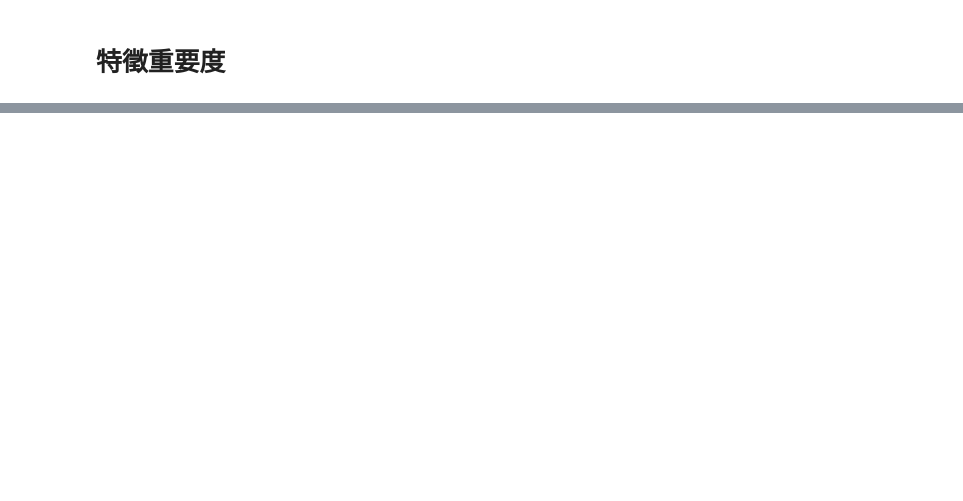
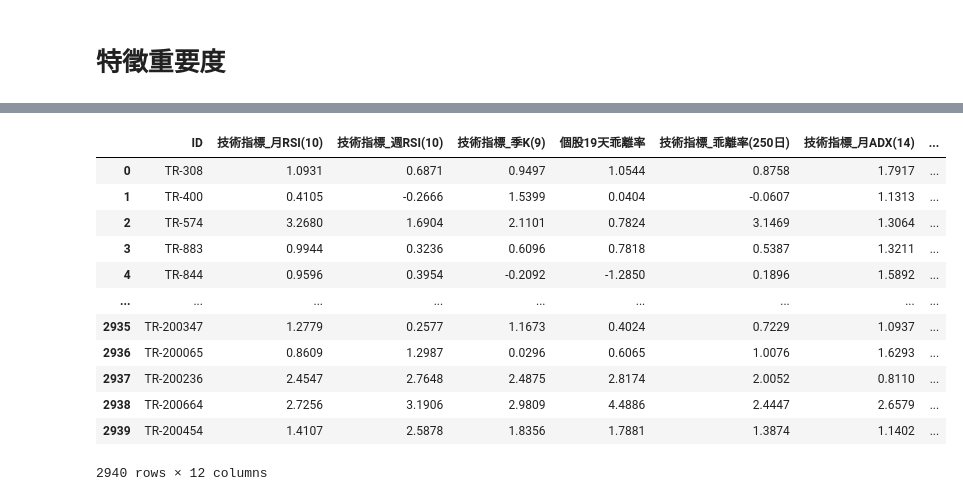
Before and after one commit to skywalker0803r/Theduelofstockgods, a Jupyter notebook: main.ipynb, the cells around one changed output, grey strips where cells are left out. Saved outputs shown, nothing was run; the diff lists cells and outputs as text; code cells hidden in the pictures; blank space fills up the shorter version.

```diff
--- a/main.ipynb
+++ b/main.ipynb
@@ -218,0 +219,16 @@ balanced_data[new_x_col].to_csv('balanced_data_with_top10_features.csv')
+# %%
+balanced_data[['ID'] + new_x_col + ['飆股']]
+# %% [output]
+|  | ID | 技術指標_月RSI(10) | 技術指標_週RSI(10) | 技術指標_季K(9) | 個股19天乖離率 | 技術指標_乖離率(250日) | 技術指標_月ADX(14) | ... |
+| 0 | TR-308 | 1.0931 | 0.6871 | 0.9497 | 1.0544 | 0.8758 | 1.7917 | ... |
+| 1 | TR-400 | 0.4105 | -0.2666 | 1.5399 | 0.0404 | -0.0607 | 1.1313 | ... |
+| 2 | TR-574 | 3.2680 | 1.6904 | 2.1101 | 0.7824 | 3.1469 | 1.3064 | ... |
+| 3 | TR-883 | 0.9944 | 0.3236 | 0.6096 | 0.7818 | 0.5387 | 1.3211 | ... |
+| 4 | TR-844 | 0.9596 | 0.3954 | -0.2092 | -1.2850 | 0.1896 | 1.5892 | ... |
+| ... | ... | ... | ... | ... | ... | ... | ... | ... |
+| 2935 | TR-200347 | 1.2779 | 0.2577 | 1.1673 | 0.4024 | 0.7229 | 1.0937 | ... |
+| 2936 | TR-200065 | 0.8609 | 1.2987 | 0.0296 | 0.6065 | 1.0076 | 1.6293 | ... |
+| 2937 | TR-200236 | 2.4547 | 2.7648 | 2.4875 | 2.8174 | 2.0052 | 0.8110 | ... |
+| 2938 | TR-200664 | 2.7256 | 3.1906 | 2.9809 | 4.4886 | 2.4447 | 2.6579 | ... |
+| 2939 | TR-200454 | 1.4107 | 2.5878 | 1.8356 | 1.7881 | 1.3874 | 1.1402 | ... |
+2940 rows × 12 columns
```
Also changed, not shown: parts of 8 cells of this notebook, 2 other files.
